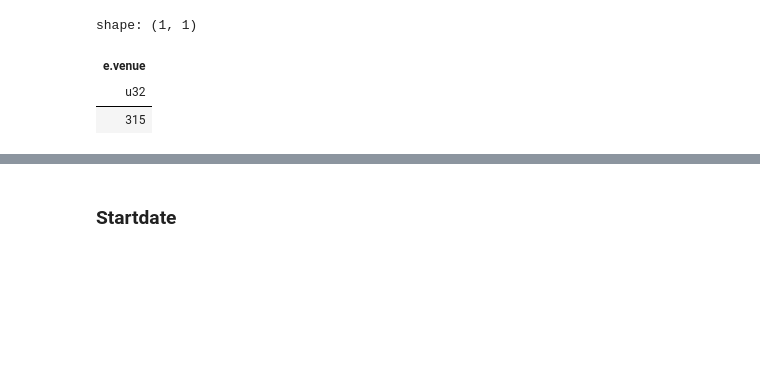
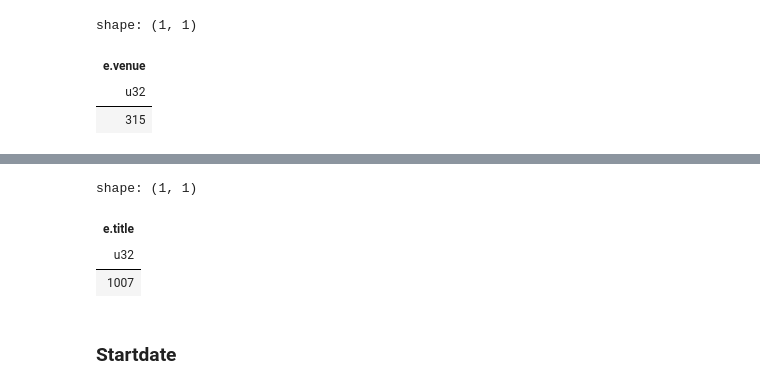
Before and after one commit to rolandramp/infoVis24G4, a Jupyter notebook: InfoVis24G4Ex1/Analysis.ipynb, the cells around one changed output, grey strips where cells are left out. Drawn from its saved outputs; the diff is of its cells as text; code cells hidden in the pictures; blank space fills up the shorter version.

```diff
--- a/InfoVis24G4Ex1/Analysis.ipynb
+++ b/InfoVis24G4Ex1/Analysis.ipynb
@@ -285,3 +285,10 @@ plot
+# %%
+artvis_df.select('e.title').unique().count()
+# %% [output]
+shape: (1, 1)
+| e.title |
+| u32 |
+| 1007 |
 # %% [markdown]
 ### Startdate
 # %%
```
Also changed, not shown: parts of 13 cells of this notebook, 3 other files.
